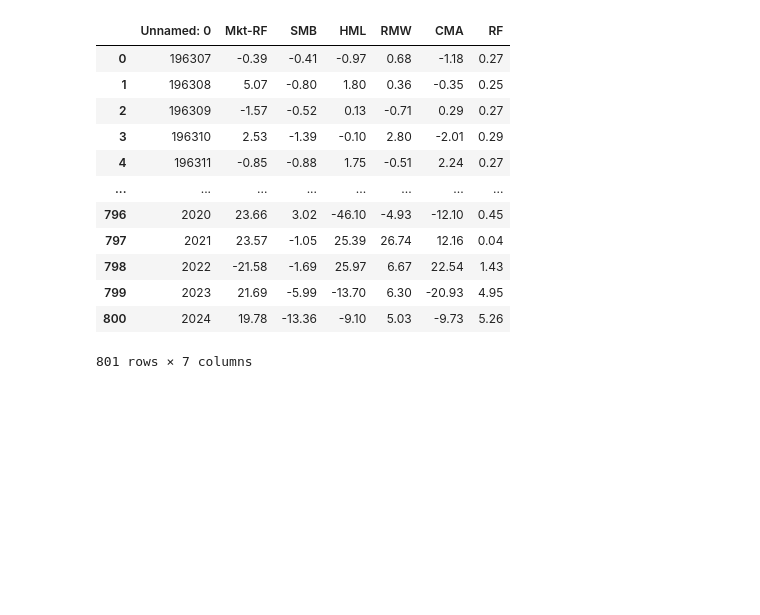
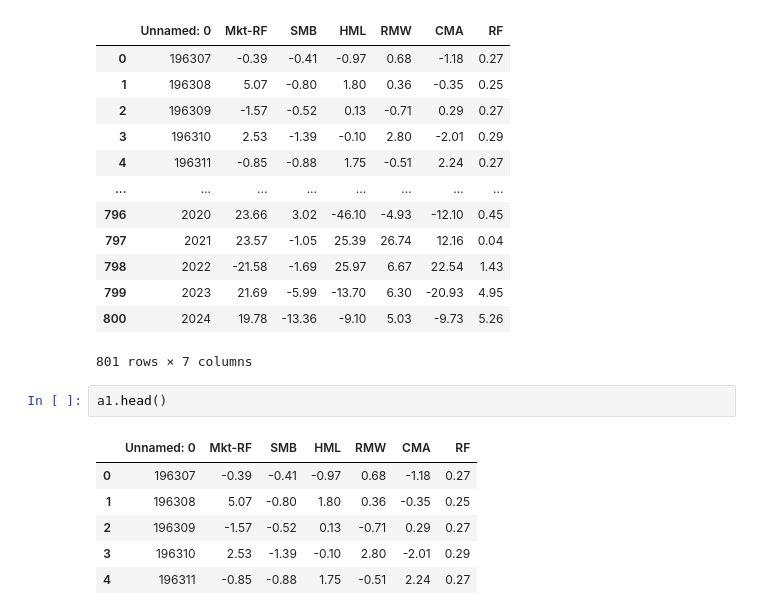
Before and after one commit to LierJJ/HW2_MFIN7037_2025, a Jupyter notebook: starter_code_hw2_mfin7037_final.ipynb, the cells around one changed output. Saved outputs shown, nothing was run; the diff lists cells and outputs as text; blank space fills up the shorter version.

```diff
--- a/starter_code_hw2_mfin7037_final.ipynb
+++ b/starter_code_hw2_mfin7037_final.ipynb
@@ -438,3 +438,12 @@ a2
 | 799 | 2023 | 21.69 | -5.99 | -13.70 | 6.30 | -20.93 | 4.95 |
 | 800 | 2024 | 19.78 | -13.36 | -9.10 | 5.03 | -9.73 | 5.26 |
 801 rows × 7 columns
+# %%
+a1.head()
+# %% [output]
+|  | Unnamed: 0 | Mkt-RF | SMB | HML | RMW | CMA | RF |
+| 0 | 196307 | -0.39 | -0.41 | -0.97 | 0.68 | -1.18 | 0.27 |
+| 1 | 196308 | 5.07 | -0.80 | 1.80 | 0.36 | -0.35 | 0.25 |
+| 2 | 196309 | -1.57 | -0.52 | 0.13 | -0.71 | 0.29 | 0.27 |
+| 3 | 196310 | 2.53 | -1.39 | -0.10 | 2.80 | -2.01 | 0.29 |
+| 4 | 196311 | -0.85 | -0.88 | 1.75 | -0.51 | 2.24 | 0.27 |
```
